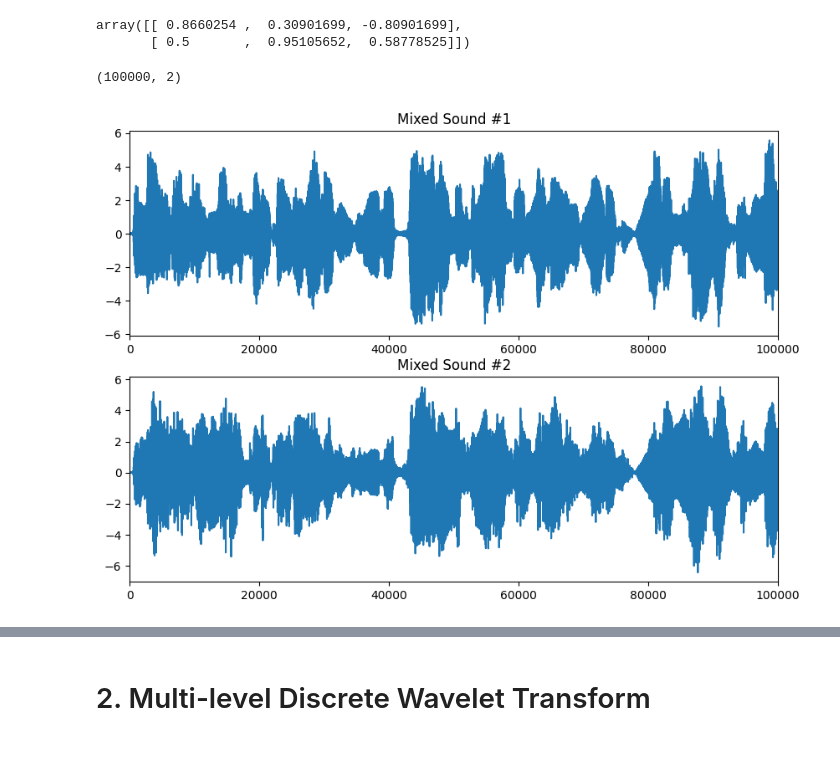
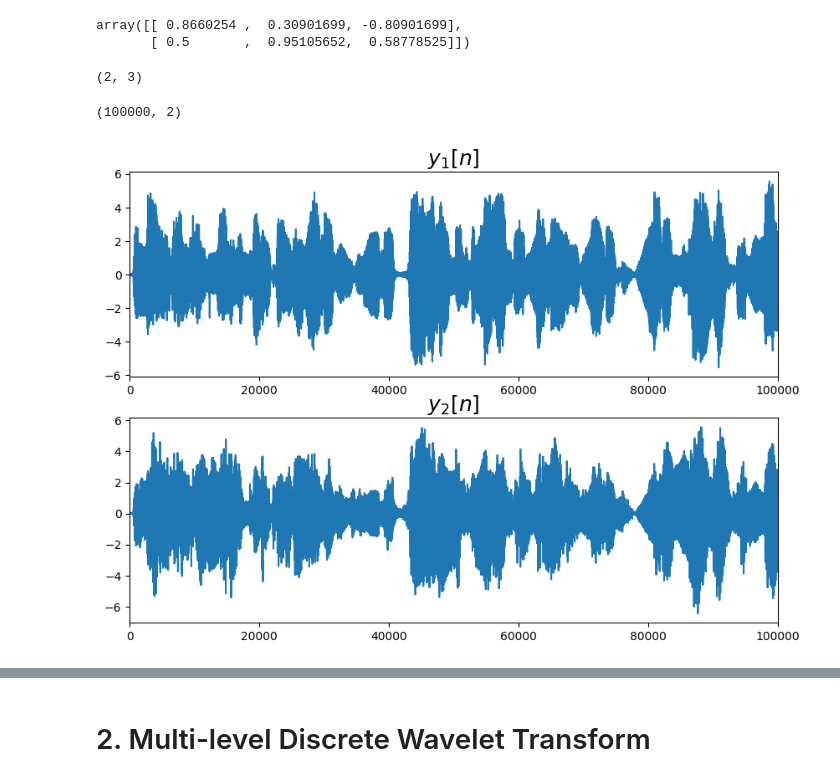
Before and after one commit to danielchoi1115/comp-coursework, a Jupyter notebook: MATH4992/blind source separation.ipynb, the cells around one changed output, grey strips where cells are left out. Drawn from its saved outputs; the diff is of its cells as text; code cells hidden in the pictures; blank space fills up the shorter version.

```diff
--- a/MATH4992/blind source separation.ipynb
+++ b/MATH4992/blind source separation.ipynb
@@ -39,5 +39,5 @@ for i in range(num_src):
     plt.subplot(num_src, 1, i+1)
     plt.plot(x[:, i])
     plt.xlim(0,n)
-    plt.title("Source #%i" %(i+1))
+    plt.title(f"s$_{i+1}[n]$", fontsize=18)
 # %% [output]
@@ -57,3 +60,7 @@ array([[ 0.8660254 ,  0.30901699, -0.80901699],
+# %%
+M.shape
+# %% [output]
+(2, 3)
 # %%
 # Mix the sources!
 y = np.dot(x, np.transpose(M))
@@ -63,11 +70,11 @@ y.shape
 # %%
 # Mixed sounds
 plt.figure(figsize = (10,7))
 
 for i in range(num_rec):
     plt.subplot(num_rec, 1, i+1)
     plt.plot(y[:, i])
     plt.xlim(0,n)
-    plt.title("Mixed Sound #%i" %(i+1))
+    plt.title("$y_%i[n]$" %(i+1), fontsize=18)
 # %% [output]
-[figure, old version]
+[figure, new version]
```
Also changed, not shown: parts of 18 cells of this notebook.
